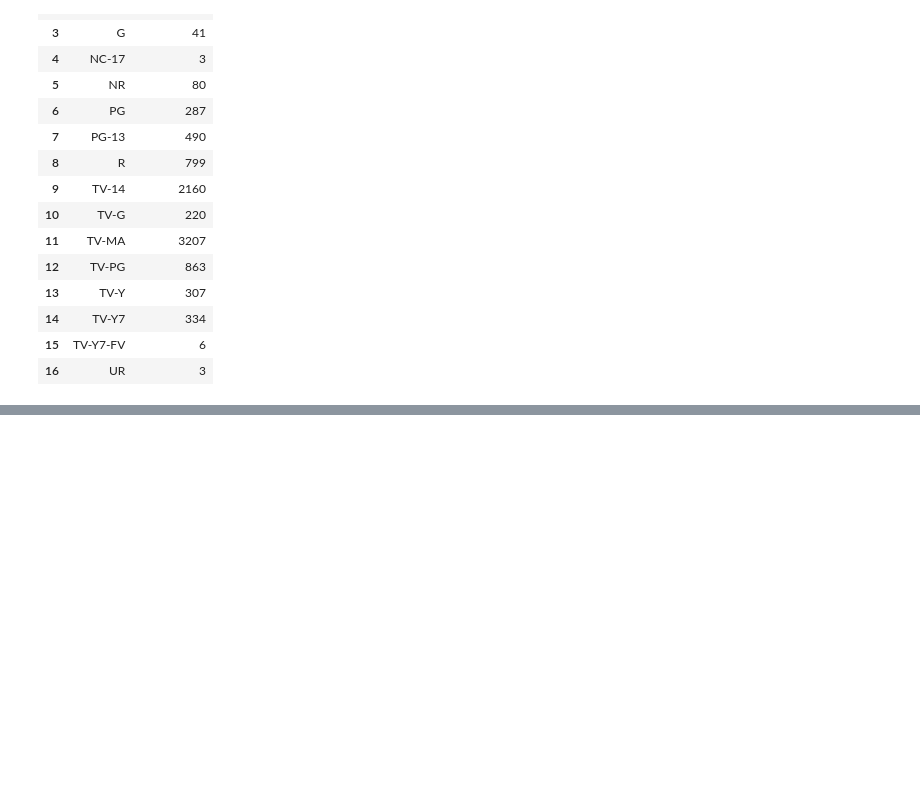
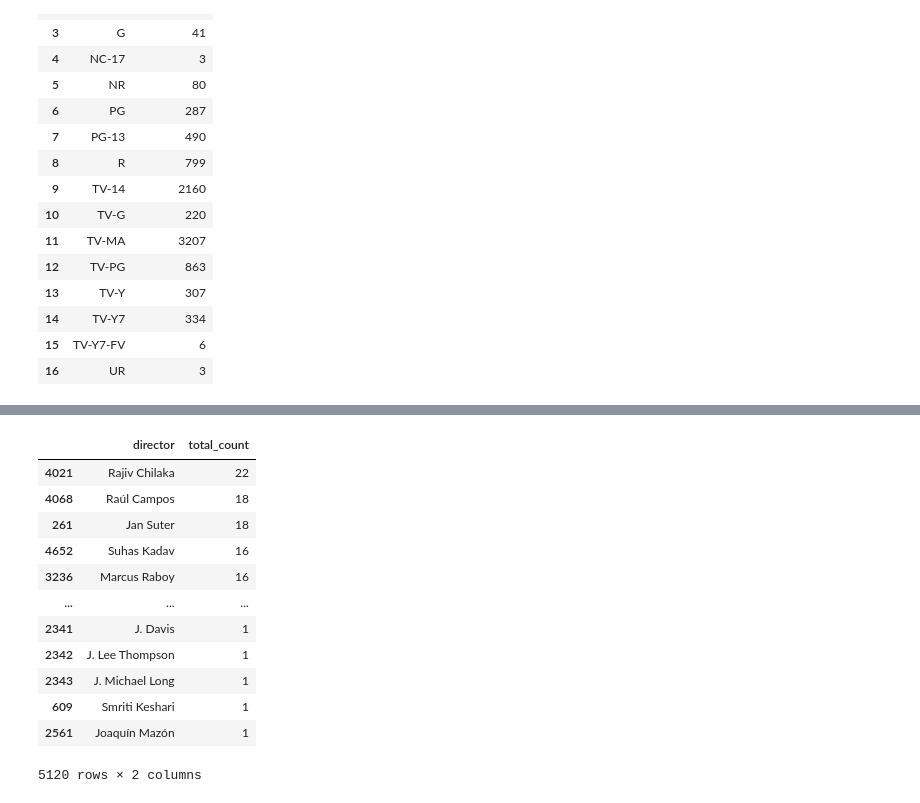
Before and after one commit to weedu34/Netflix_Analysis, a Jupyter notebook: data_analysis.ipynb, the cells around one changed output, grey strips where cells are left out. Drawn from its saved outputs; the diff is of its cells as text; code cells hidden in the pictures; blank space fills up the shorter version.

```diff
--- a/data_analysis.ipynb
+++ b/data_analysis.ipynb
@@ -70,0 +117,18 @@ dtype: int64
+# %%
+directors = directors[directors.director!= 'Director not found'] # delete the entity 'Director not Found'
+directors = directors.sort_values(by=['total_count'],ascending=False)
+directors
+# %% [output]
+|  | director | total_count |
+| 4021 | Rajiv Chilaka | 22 |
+| 4068 | Raúl Campos | 18 |
+| 261 | Jan Suter | 18 |
+| 4652 | Suhas Kadav | 16 |
+| 3236 | Marcus Raboy | 16 |
+| ... | ... | ... |
+| 2341 | J. Davis | 1 |
+| 2342 | J. Lee Thompson | 1 |
+| 2343 | J. Michael Long | 1 |
+| 609 | Smriti Keshari | 1 |
+| 2561 | Joaquín Mazón | 1 |
+5120 rows × 2 columns
```
Also changed, not shown: parts of 27 cells of this notebook.
